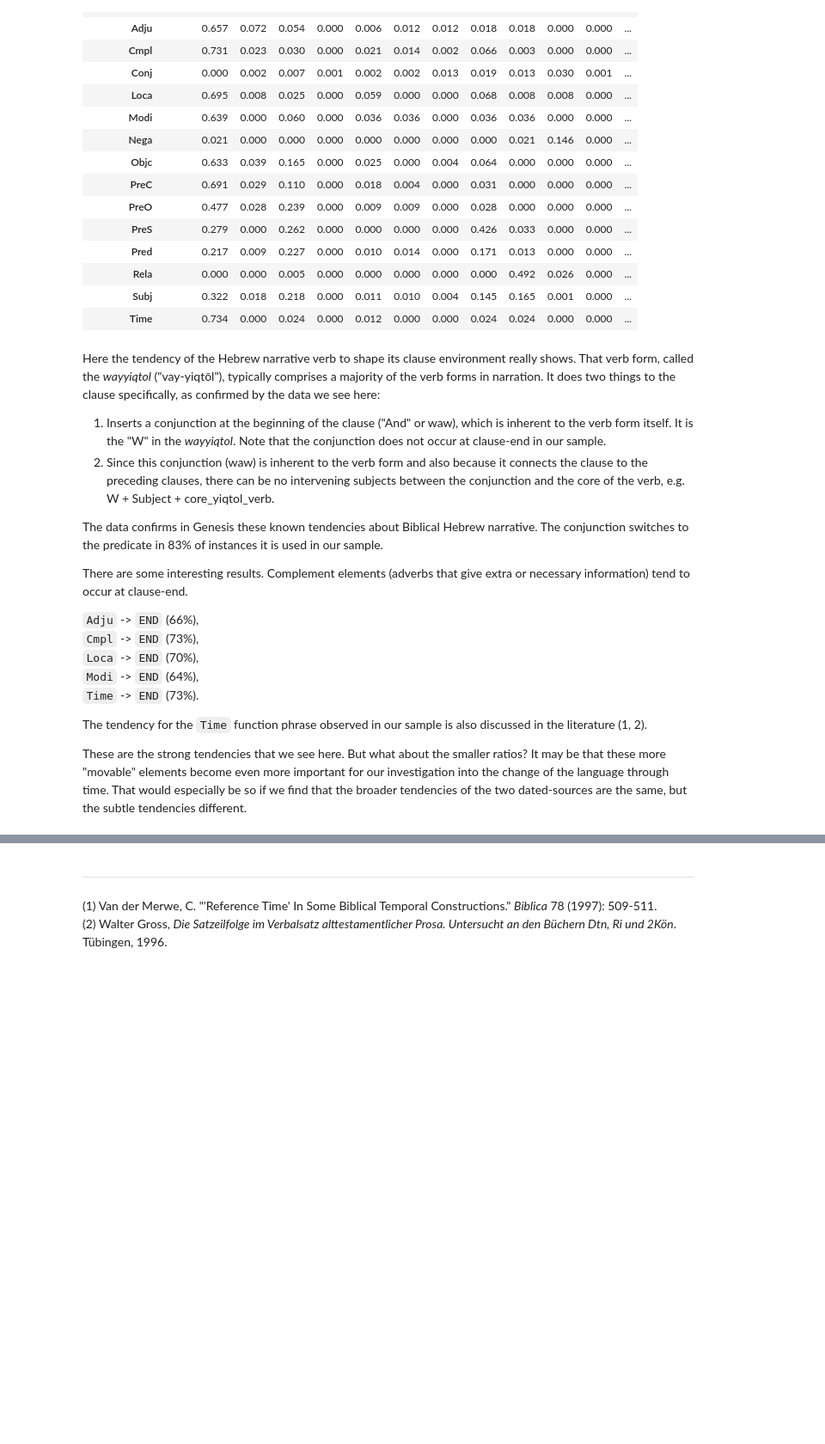
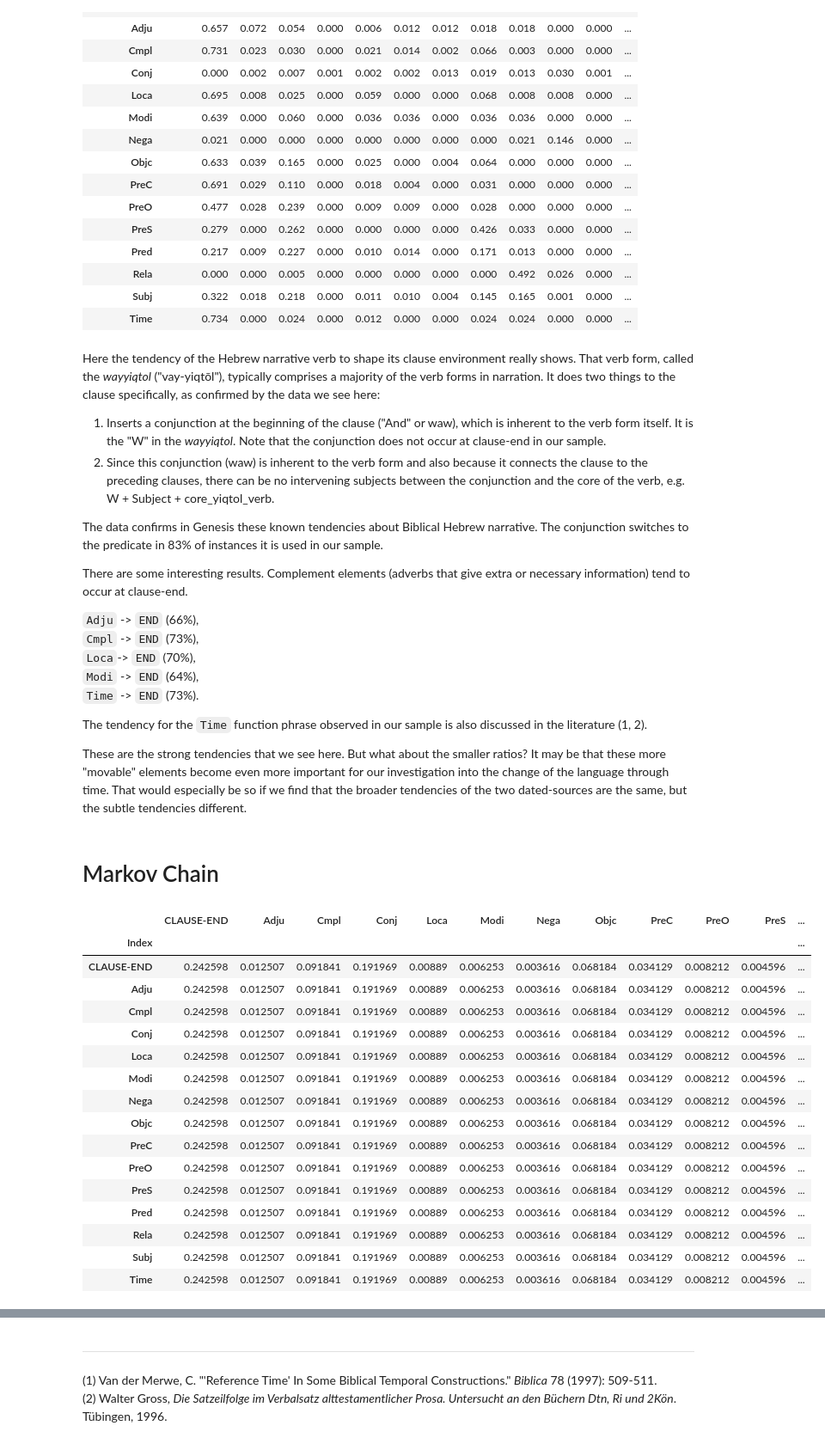
Before and after one commit to ETCBC/Probabilistic_Language_Change, a Jupyter notebook: Data analysis notebook.ipynb, the cells around one changed output, grey strips where cells are left out. Shown at 86% size. Saved outputs shown, nothing was run; the diff lists cells and outputs as text; code cells hidden in the pictures; blank space fills up the shorter version.

```diff
--- a/Data analysis notebook.ipynb
+++ b/Data analysis notebook.ipynb
@@ -249,10 +252,43 @@ There are some interesting results. Complement elements (adverbs that give extra
 
 `Adju` -> `END` (66%), <br>
 `Cmpl` -> `END` (73%), <br>
-`Loca` -> `END` (70%), <br>
+`Loca`-> `END` (70%), <br>
 `Modi` -> `END` (64%), <br>
 `Time` -> `END` (73%).
 
 The tendency for the `Time` function phrase observed in our sample is also discussed in the literature (1, 2).
 
 These are the strong tendencies that we see here. But what about the smaller ratios? It may be that these more "movable" elements become even more important for our investigation into the change of the language through time. That would especially be so if we find that the broader tendencies of the two dated-sources are the same, but the subtle tendencies different.
+# %% [markdown]
+# Markov Chain
+# %%
+dfProb = dfTransitionRelative.drop("Sum",1)
+P = np.matrix(dfProb.as_matrix())
+
+n = 100000
+Pn = P**(n)
+
+dfPn = pd.DataFrame(Pn, columns = dfProb.columns.values.tolist())
+
+dfPn["Index"] = dfProb.index.values
+dfPn = dfPn.set_index("Index")
+dfPn["Sum"] = dfPn.sum(1)
+dfPn
+# %% [output]
+|  | CLAUSE-END | Adju | Cmpl | Conj | Loca | Modi | Nega | Objc | PreC | PreO | PreS | ... |
+| Index |  |  |  |  |  |  |  |  |  |  |  | ... |
+| CLAUSE-END | 0.242598 | 0.012507 | 0.091841 | 0.191969 | 0.00889 | 0.006253 | 0.003616 | 0.068184 | 0.034129 | 0.008212 | 0.004596 | ... |
+| Adju | 0.242598 | 0.012507 | 0.091841 | 0.191969 | 0.00889 | 0.006253 | 0.003616 | 0.068184 | 0.034129 | 0.008212 | 0.004596 | ... |
+| Cmpl | 0.242598 | 0.012507 | 0.091841 | 0.191969 | 0.00889 | 0.006253 | 0.003616 | 0.068184 | 0.034129 | 0.008212 | 0.004596 | ... |
+| Conj | 0.242598 | 0.012507 | 0.091841 | 0.191969 | 0.00889 | 0.006253 | 0.003616 | 0.068184 | 0.034129 | 0.008212 | 0.004596 | ... |
+| Loca | 0.242598 | 0.012507 | 0.091841 | 0.191969 | 0.00889 | 0.006253 | 0.003616 | 0.068184 | 0.034129 | 0.008212 | 0.004596 | ... |
+| Modi | 0.242598 | 0.012507 | 0.091841 | 0.191969 | 0.00889 | 0.006253 | 0.003616 | 0.068184 | 0.034129 | 0.008212 | 0.004596 | ... |
+| Nega | 0.242598 | 0.012507 | 0.091841 | 0.191969 | 0.00889 | 0.006253 | 0.003616 | 0.068184 | 0.034129 | 0.008212 | 0.004596 | ... |
+| Objc | 0.242598 | 0.012507 | 0.091841 | 0.191969 | 0.00889 | 0.006253 | 0.003616 | 0.068184 | 0.034129 | 0.008212 | 0.004596 | ... |
+| PreC | 0.242598 | 0.012507 | 0.091841 | 0.191969 | 0.00889 | 0.006253 | 0.003616 | 0.068184 | 0.034129 | 0.008212 | 0.004596 | ... |
+| PreO | 0.242598 | 0.012507 | 0.091841 | 0.191969 | 0.00889 | 0.006253 | 0.003616 | 0.068184 | 0.034129 | 0.008212 | 0.004596 | ... |
+| PreS | 0.242598 | 0.012507 | 0.091841 | 0.191969 | 0.00889 | 0.006253 | 0.003616 | 0.068184 | 0.034129 | 0.008212 | 0.004596 | ... |
+| Pred | 0.242598 | 0.012507 | 0.091841 | 0.191969 | 0.00889 | 0.006253 | 0.003616 | 0.068184 | 0.034129 | 0.008212 | 0.004596 | ... |
+| Rela | 0.242598 | 0.012507 | 0.091841 | 0.191969 | 0.00889 | 0.006253 | 0.003616 | 0.068184 | 0.034129 | 0.008212 | 0.004596 | ... |
+| Subj | 0.242598 | 0.012507 | 0.091841 | 0.191969 | 0.00889 | 0.006253 | 0.003616 | 0.068184 | 0.034129 | 0.008212 | 0.004596 | ... |
+| Time | 0.242598 | 0.012507 | 0.091841 | 0.191969 | 0.00889 | 0.006253 | 0.003616 | 0.068184 | 0.034129 | 0.008212 | 0.004596 | ... |
```
Also changed, not shown: parts of 4 cells of this notebook.
